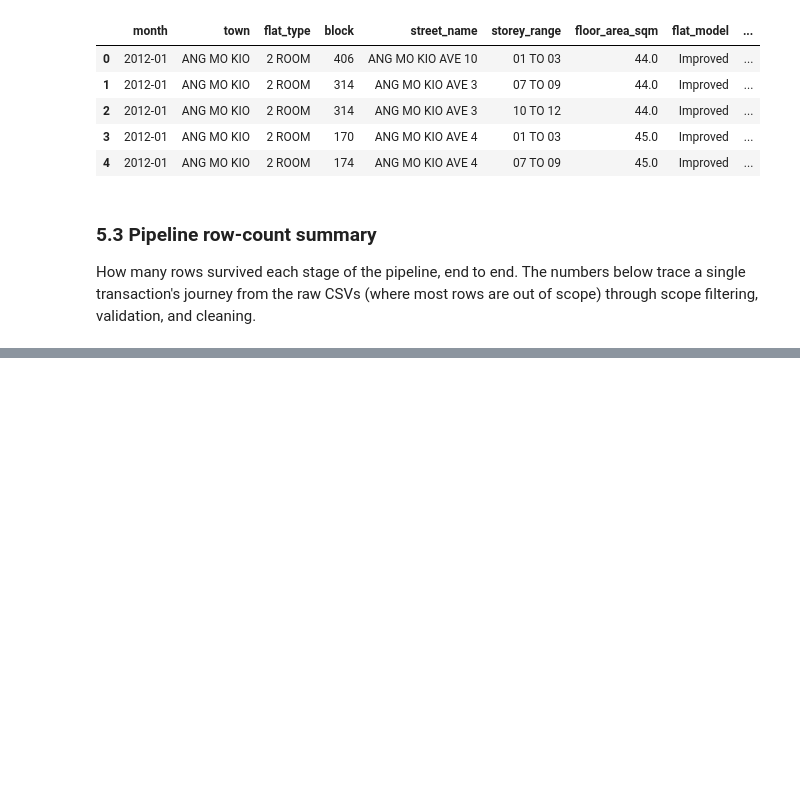
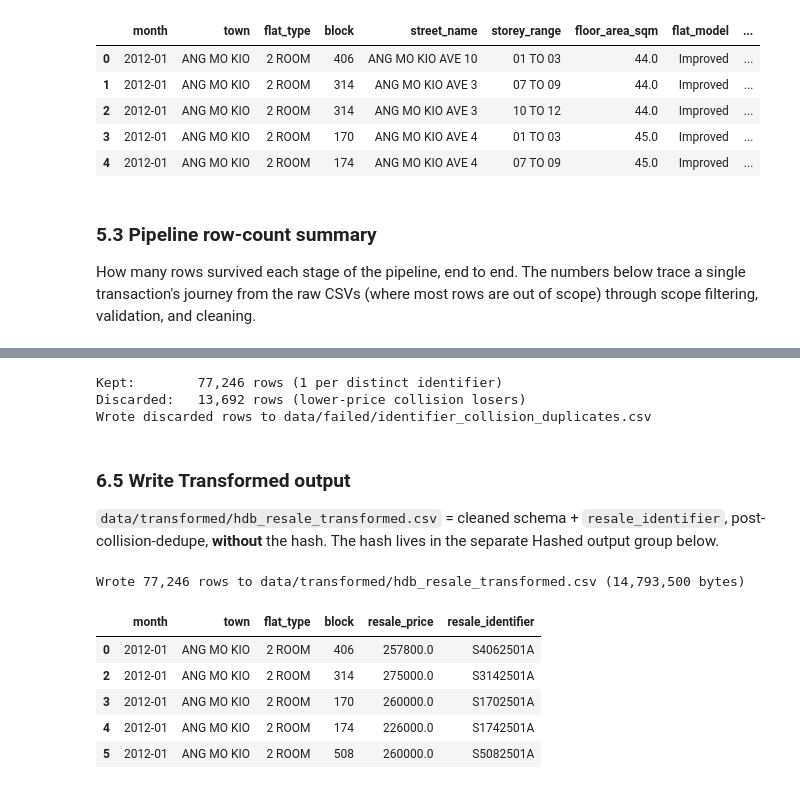
Before and after one commit to ivan-ong/hdb_resale_prices, a Jupyter notebook: notebook/hdb_etl.ipynb, the cells around one changed output, grey strips where cells are left out. Drawn from its saved outputs; the diff is of its cells as text; code cells hidden in the pictures; blank space fills up the shorter version.

```diff
--- a/notebook/hdb_etl.ipynb
+++ b/notebook/hdb_etl.ipynb
@@ -629,0 +741,33 @@ Anomalies flagged in cleaned output: 623 (0.69%)
+# %%
+transformed_kept, collision_losers = dedupe_by_identifier(transformed)
+
+collision_losers_path = config.FAILED_DIR / "identifier_collision_duplicates.csv"
+collision_losers.to_csv(collision_losers_path, index=False)
+
+print(f"Kept:      {len(transformed_kept):>8,d} rows (1 per distinct identifier)")
+print(f"Discarded: {len(collision_losers):>8,d} rows (lower-price collision losers)")
+print(f"Wrote discarded rows to {collision_losers_path.relative_to(config.PROJECT_ROOT)}")
+# %% [output]
+Kept:        77,246 rows (1 per distinct identifier)
+Discarded:   13,692 rows (lower-price collision losers)
+Wrote discarded rows to data/failed/identifier_collision_duplicates.csv
+# %% [markdown]
+### 6.5 Write Transformed output
+
+`data/transformed/hdb_resale_transformed.csv` = cleaned schema + `resale_identifier`, post-collision-dedupe, **without** the hash. The hash lives in the separate Hashed output group below.
+# %%
+transformed_path = config.TRANSFORMED_DIR / "hdb_resale_transformed.csv"
+transformed_kept.to_csv(transformed_path, index=False)
+
+print(f"Wrote {len(transformed_kept):,} rows to {transformed_path.relative_to(config.PROJECT_ROOT)}"
+      f" ({transformed_path.stat().st_size:,} bytes)")
+print()
+display(transformed_kept[["month", "town", "flat_type", "block", "resale_price", "resale_identifier"]].head())
+# %% [output]
+Wrote 77,246 rows to data/transformed/hdb_resale_transformed.csv (14,793,500 bytes)
+|  | month | town | flat_type | block | resale_price | resale_identifier |
+| 0 | 2012-01 | ANG MO KIO | 2 ROOM | 406 | 257800.0 | S4062501A |
+| 2 | 2012-01 | ANG MO KIO | 2 ROOM | 314 | 275000.0 | S3142501A |
+| 3 | 2012-01 | ANG MO KIO | 2 ROOM | 170 | 260000.0 | S1702501A |
+| 4 | 2012-01 | ANG MO KIO | 2 ROOM | 174 | 226000.0 | S1742501A |
+| 5 | 2012-01 | ANG MO KIO | 2 ROOM | 508 | 260000.0 | S5082501A |
```
Also changed, not shown: parts of 21 cells of this notebook, 6 other files.
